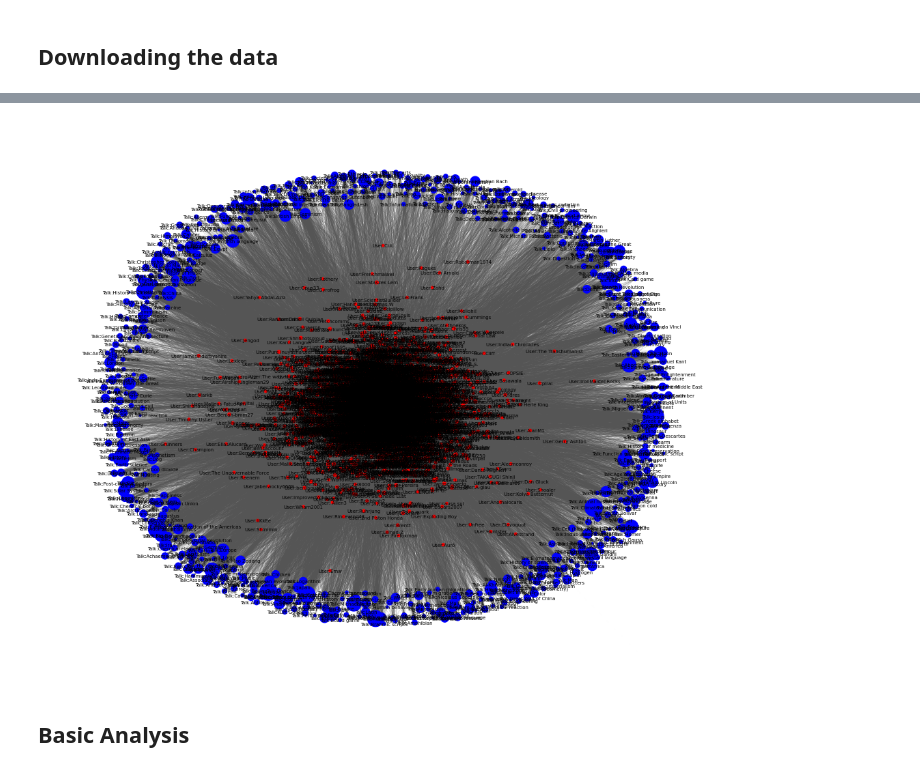
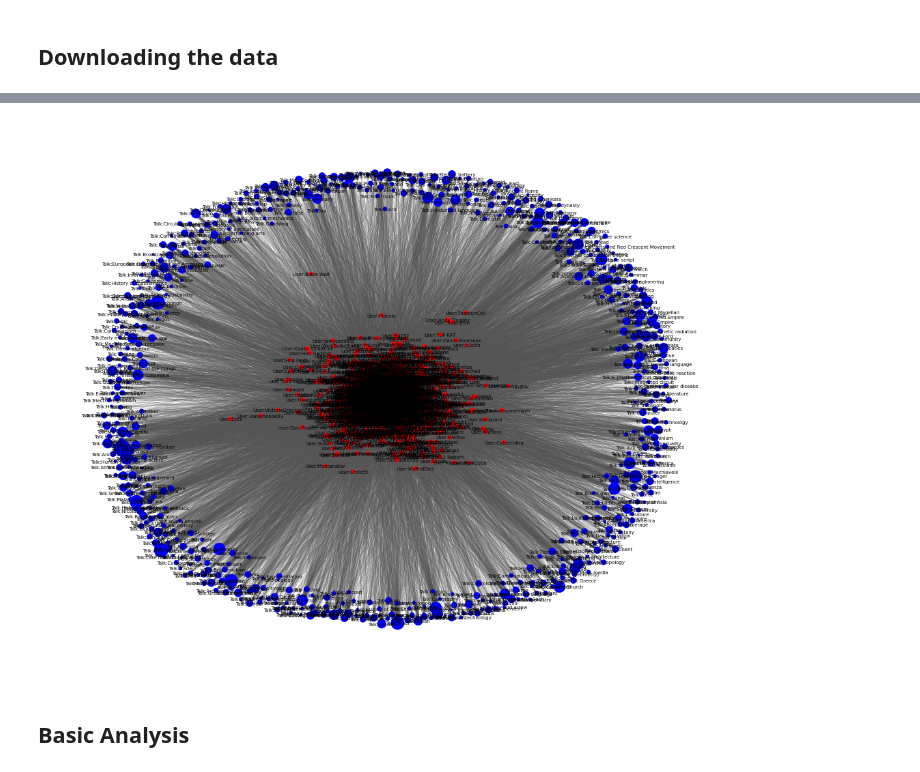
Before and after one commit to andste97/socialgraphs2023f-project, a Jupyter notebook: project/Project_draft.ipynb, the cells around one changed output, grey strips where cells are left out. Saved outputs shown, nothing was run; the diff lists cells and outputs as text; code cells hidden in the pictures.

```diff
--- a/project/Project_draft.ipynb
+++ b/project/Project_draft.ipynb
@@ -241,33 +266,33 @@ Total edges: 134144
 # %%
 plt.rcParams['font.sans-serif'] = 'DejaVu Sans'
 
 graph = page_graph.copy()
 
 # Only keep users with a high degree
 for node in page_graph.nodes(data=True):
     if "page_class" in node[1]:
         if node[1]["page_class"] == "user":
-            if page_graph.out_degree(node[0]) <= 5:
+            if page_graph.out_degree(node[0]) <= 10:
                 graph.remove_node(node[0])
     else:
         graph.remove_node(node[0])
 
 # Remove outliers
 cc = nx.weakly_connected_components(graph)
 largest_c = max(cc, key=lambda x: len(x))
 rsubgraph = nx.subgraph(graph, largest_c)
 
 # Positions (currently unused)
 #pos = nx.nx_agraph.graphviz_layout(rsubgraph, prog="neato")
 
 # Color and size according to coast and degree
 color_talk = "#0000FF"
 color_user = "#FF0000"
 node_colors = [color_talk if node[1]["page_class"] == "talk" else color_user for node in rsubgraph.nodes(data=True)]
 node_sizes = [rsubgraph.degree(node) for node in rsubgraph.nodes]
 
 nx.draw(rsubgraph, with_labels=True, font_weight='light', font_size=5, node_size=node_sizes, width=.1, edge_color="#555555", arrowsize=2, node_color=node_colors)
 # %% [output]
-[figure, old version]
+[figure, new version]
 # %% [markdown]
 ## Basic Analysis
```
Also changed, not shown: parts of 2 cells of this notebook.
